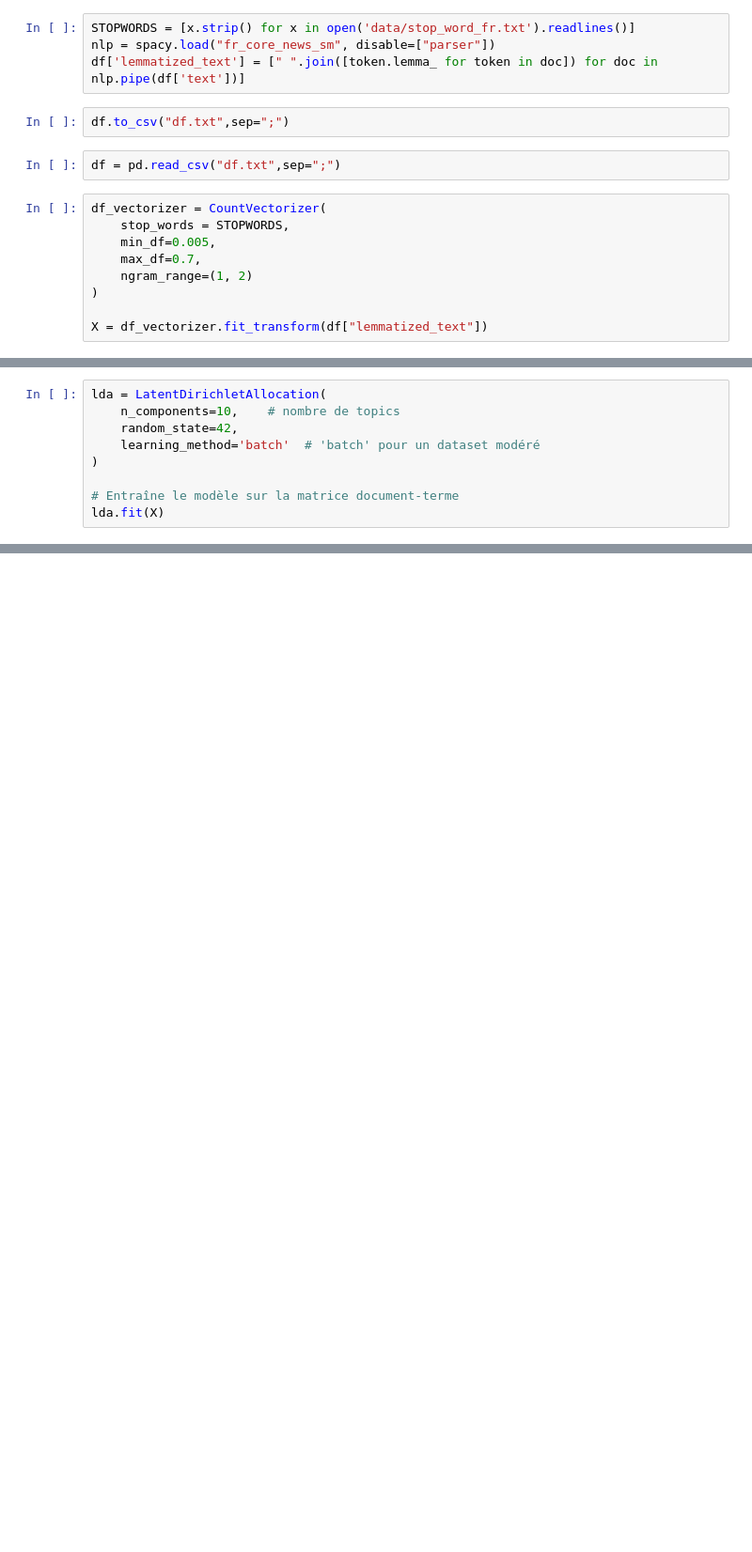
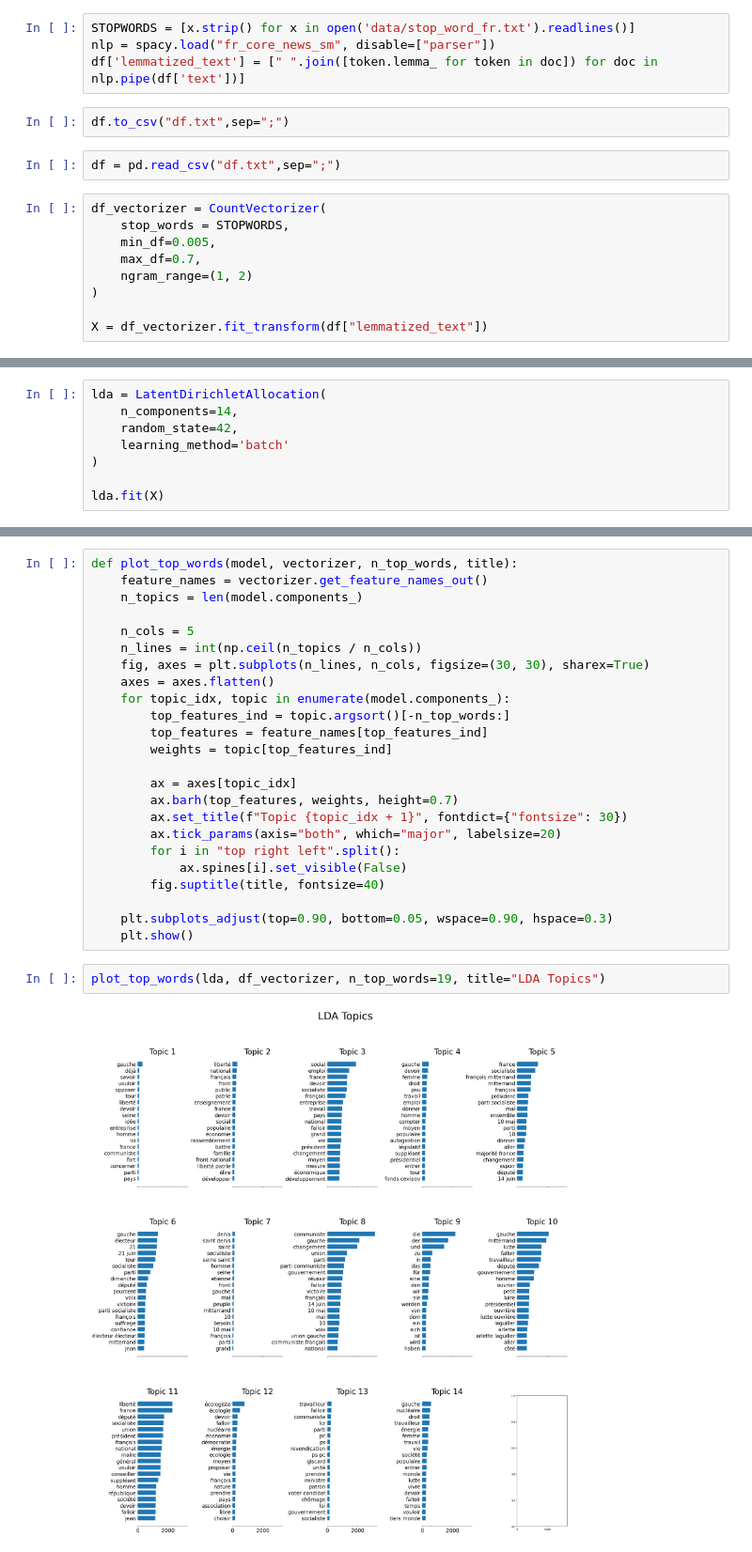
Before and after one commit to fjacquetin/NLP_topic, a Jupyter notebook: topic_project.ipynb, the cells around one changed output, grey strips where cells are left out. Shown at 94% size. Cells and saved outputs as stored; diff of their text form; blank space fills up the shorter version.

Commit message:
Top words

```diff
--- a/topic_project.ipynb
+++ b/topic_project.ipynb
@@ -138,9 +170,8 @@ Nombre de topics testés: 19 / Perplexité: 1811.67
 # %%
 lda = LatentDirichletAllocation(
-    n_components=10,    # nombre de topics
+    n_components=14,
     random_state=42,
-    learning_method='batch'  # 'batch' pour un dataset modéré
+    learning_method='batch'
 )
 
-# Entraîne le modèle sur la matrice document-terme
 lda.fit(X)
@@ -146,0 +180,28 @@ lda.fit(X)
+# %%
+def plot_top_words(model, vectorizer, n_top_words, title):
+    feature_names = vectorizer.get_feature_names_out()
+    n_topics = len(model.components_)
+
+    n_cols = 5
+    n_lines = int(np.ceil(n_topics / n_cols))
+    fig, axes = plt.subplots(n_lines, n_cols, figsize=(30, 30), sharex=True)
+    axes = axes.flatten()
+    for topic_idx, topic in enumerate(model.components_):
+        top_features_ind = topic.argsort()[-n_top_words:]
+        top_features = feature_names[top_features_ind]
+        weights = topic[top_features_ind]
+
+        ax = axes[topic_idx]
+        ax.barh(top_features, weights, height=0.7)
+        ax.set_title(f"Topic {topic_idx + 1}", fontdict={"fontsize": 30})
+        ax.tick_params(axis="both", which="major", labelsize=20)
+        for i in "top right left".split():
+            ax.spines[i].set_visible(False)
+        fig.suptitle(title, fontsize=40)
+
+    plt.subplots_adjust(top=0.90, bottom=0.05, wspace=0.90, hspace=0.3)
+    plt.show()
+# %%
+plot_top_words(lda, df_vectorizer, n_top_words=19, title="LDA Topics")
+# %% [output]
+[figure, added]
```
Also changed, not shown: parts of 12 cells of this notebook, 1 other file.
